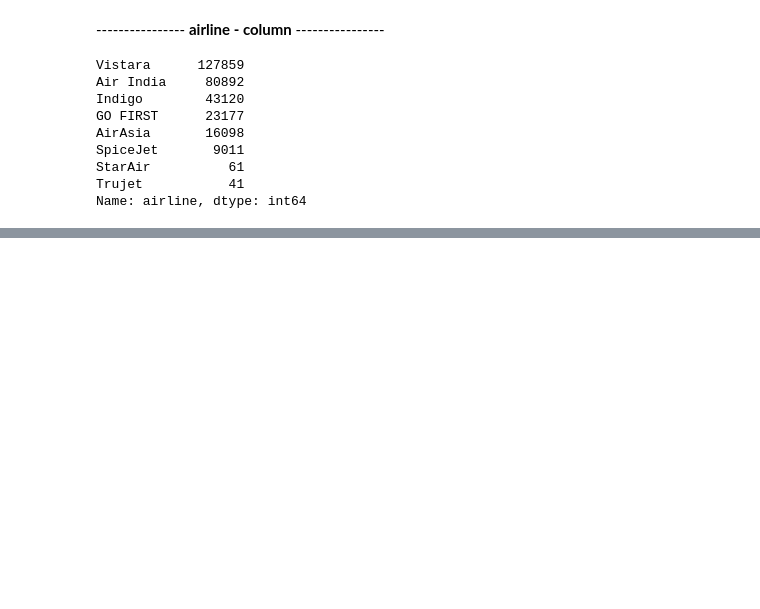
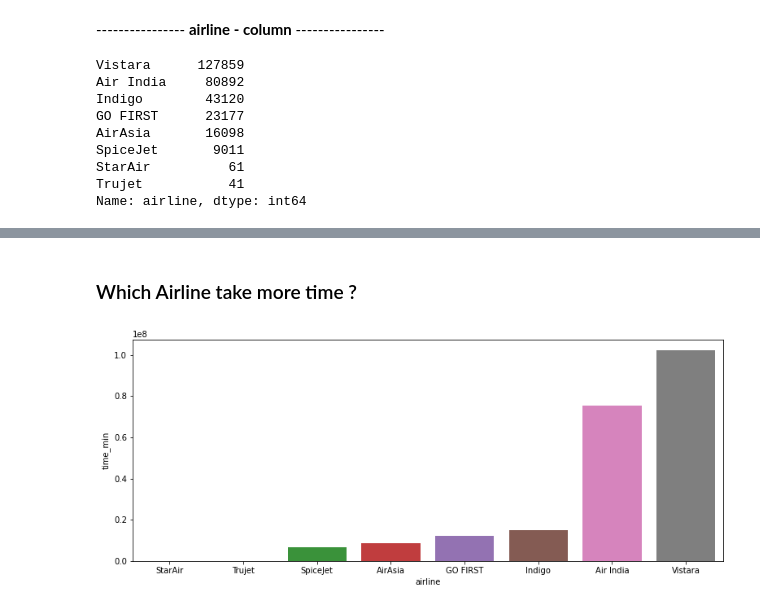
Before and after one commit to pv05/techstack_intership, a Jupyter notebook: flightdata/Untitled1.ipynb, the cells around one changed output, grey strips where cells are left out. Saved outputs shown, nothing was run; the diff lists cells and outputs as text; code cells hidden in the pictures; blank space fills up the shorter version.

```diff
--- a/flightdata/Untitled1.ipynb
+++ b/flightdata/Untitled1.ipynb
@@ -304,0 +370,12 @@ Name: airline, dtype: int64
+# %%
+plt.figure(figsize=(13,5))
+col1="airline"
+col2="time_min"
+sns.barplot(
+        data.groupby(col1).sum()[col2].sort_values().index,
+        data.groupby(col1).sum()[col2].sort_values()
+)
+display(HTML('<h3>Which Airline take more time ?</h4>'))
+# %% [output]
+Which Airline take more time ?
+[figure, added]
```
Also changed, not shown: parts of 14 cells of this notebook.
